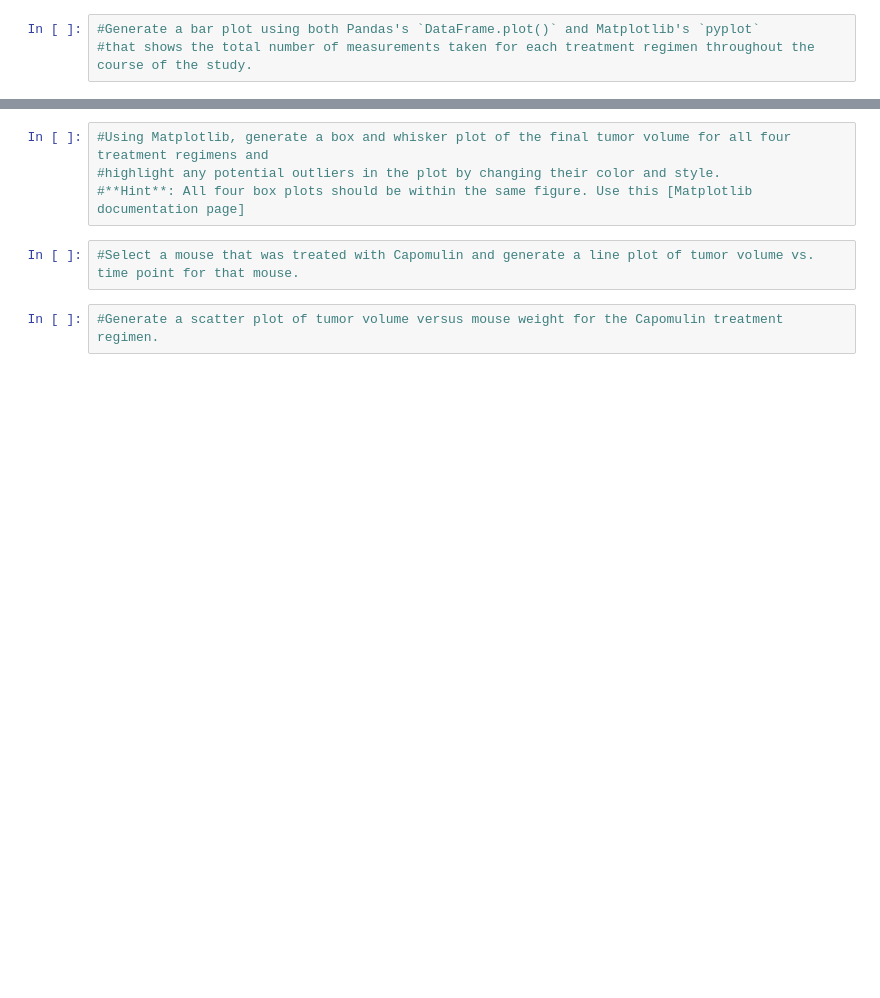
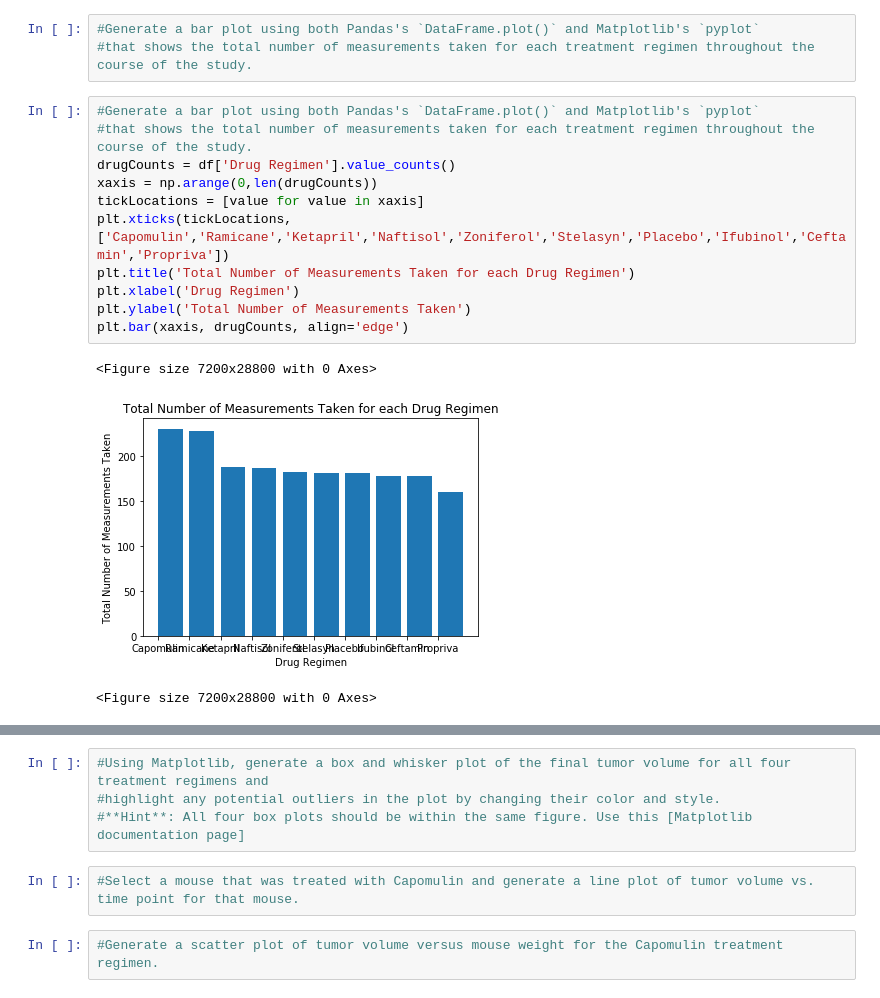
Before and after one commit to SteveZych/Matplotlib, a Jupyter notebook: Pymaceuticals/pymaceuticals.ipynb, the cells around one changed output, grey strips where cells are left out. Drawn from its saved outputs; the diff is of its cells as text; blank space fills up the shorter version.

Commit message:
Adding bar charts and top four drug class data

```diff
--- a/Pymaceuticals/pymaceuticals.ipynb
+++ b/Pymaceuticals/pymaceuticals.ipynb
@@ -54,6 +69,21 @@ TypeError: unsupported operand type(s) for /: 'str' and 'int'
 # %%
 #Generate a bar plot using both Pandas's `DataFrame.plot()` and Matplotlib's `pyplot`
 #that shows the total number of measurements taken for each treatment regimen throughout the course of the study.
+# %%
+#Generate a bar plot using both Pandas's `DataFrame.plot()` and Matplotlib's `pyplot`
+#that shows the total number of measurements taken for each treatment regimen throughout the course of the study.
+drugCounts = df['Drug Regimen'].value_counts()
+xaxis = np.arange(0,len(drugCounts))
+tickLocations = [value for value in xaxis]
+plt.xticks(tickLocations, ['Capomulin','Ramicane','Ketapril','Naftisol','Zoniferol','Stelasyn','Placebo','Ifubinol','Ceftamin','Propriva'])
+plt.title('Total Number of Measurements Taken for each Drug Regimen')
+plt.xlabel('Drug Regimen')
+plt.ylabel('Total Number of Measurements Taken')
+plt.bar(xaxis, drugCounts, align='edge')
+# %% [output]
+<Figure size 7200x28800 with 0 Axes>
+[figure, added]
+<Figure size 7200x28800 with 0 Axes>
 # %%
 #Generate a pie plot using both Pandas's `DataFrame.plot()` and Matplotlib's `pyplot`
 #that shows the distribution of female or male mice in the study.
```
Also changed, not shown: parts of 3 cells of this notebook.
